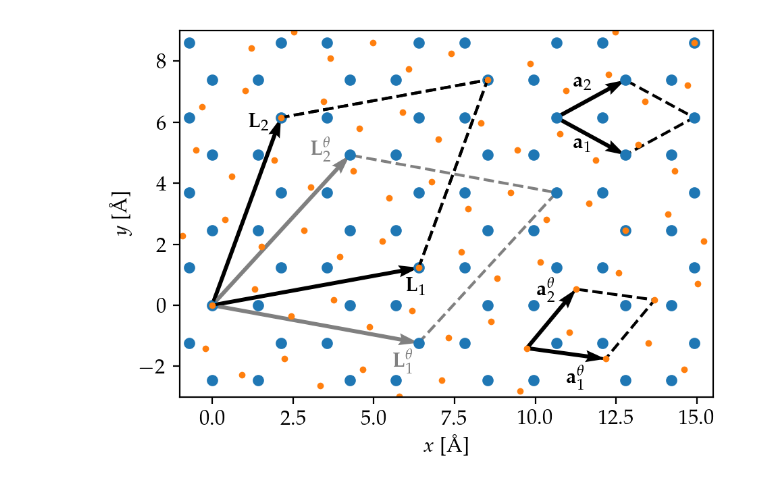
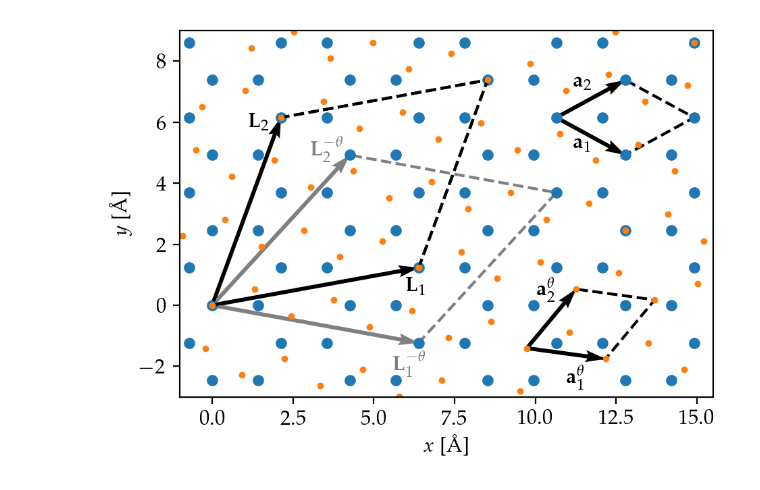
Before and after one commit to vgmduarte/twisted_graphene_TG, a Jupyter notebook: Fig05_graphene_twisted_unit_cell_example.ipynb, the cells around one changed output. Saved outputs shown, nothing was run; the diff lists cells and outputs as text; code cells hidden in the pictures.

```diff
--- a/Fig05_graphene_twisted_unit_cell_example.ipynb
+++ b/Fig05_graphene_twisted_unit_cell_example.ipynb
@@ -69,38 +69,38 @@ y0=origin[1]
 vectors=np.array([[x0,y0,L1t[0],L1t[1]],[x0,y0,L2t[0],L2t[1]]]) #[x0,y0,lx,ly]
 X,Y,U,V=zip(*vectors)
 plt.quiver(X,Y,U,V,angles='xy', scale_units='xy', scale=1, color=['gray', 'gray'])
-plt.annotate('$\\mathbf{L}_1^{\\theta}$',(L1t[0]-0.8,L1t[1]-0.8),color='gray')
-plt.annotate('$\\mathbf{L}_2^{\\theta}$',(L2t[0]-1.2,L2t[1]),color='gray')
+plt.annotate('$\\mathbf{L}_1^{-\\theta}$',(L1t[0]-0.8,L1t[1]-0.9),color='gray')
+plt.annotate('$\\mathbf{L}_2^{-\\theta}$',(L2t[0]-1.2,L2t[1]),color='gray')
 
 
 #vetores primitivos camada 1
 origin=5*a2
 x0=origin[0]
 y0=origin[1]
 vectors=np.array([[x0,y0,a1[0],a1[1]],[x0,y0,a2[0],a2[1]]]) #[x0,y0,lx,ly]
 X,Y,U,V=zip(*vectors)
 plt.quiver(X,Y,U,V,angles='xy', scale_units='xy', scale=1, color=['black', 'black'])
 plt.annotate('$\\mathbf{a}_1$',((origin+a1)[0]-1.6,(origin+a1)[1]+0.2))
 plt.annotate('$\\mathbf{a}_2$',((origin+a2)[0]-1.6,(origin+a2)[1]-0.2))
 
 #vetores primitivos camada 2 (rotacionada)
 origin=4*a1t
 x0=origin[0]
 y0=origin[1]
 vectors=np.array([[x0,y0,a1t[0],a1t[1]],[x0,y0,a2t[0],a2t[1]]]) #[x0,y0,lx,ly]
 X,Y,U,V=zip(*vectors)
 plt.quiver(X,Y,U,V,angles='xy', scale_units='xy', scale=1, color=['black', 'black'])
 plt.annotate('$\\mathbf{a}_1^{\\theta}$',((origin+a1t)[0]-1.2,(origin+a1t)[1]-0.8))
 plt.annotate('$\\mathbf{a}_2^{\\theta}$',((origin+a2t)[0]-1.2,(origin+a2t)[1]-0.2))
 
 plt.xlabel('$x$ [Å]')
 plt.ylabel('$y$ [Å]')
 
 plt.xlim((xmin,xmax))
 plt.ylim((ymin,ymax))
 
 plt.savefig('Fig05_graphene_twisted_unit_cell.svg')
 
 plt.show()
 # %% [output]
-[figure, old version]
+[figure, new version]
```
Also changed, not shown: 29 other files.
